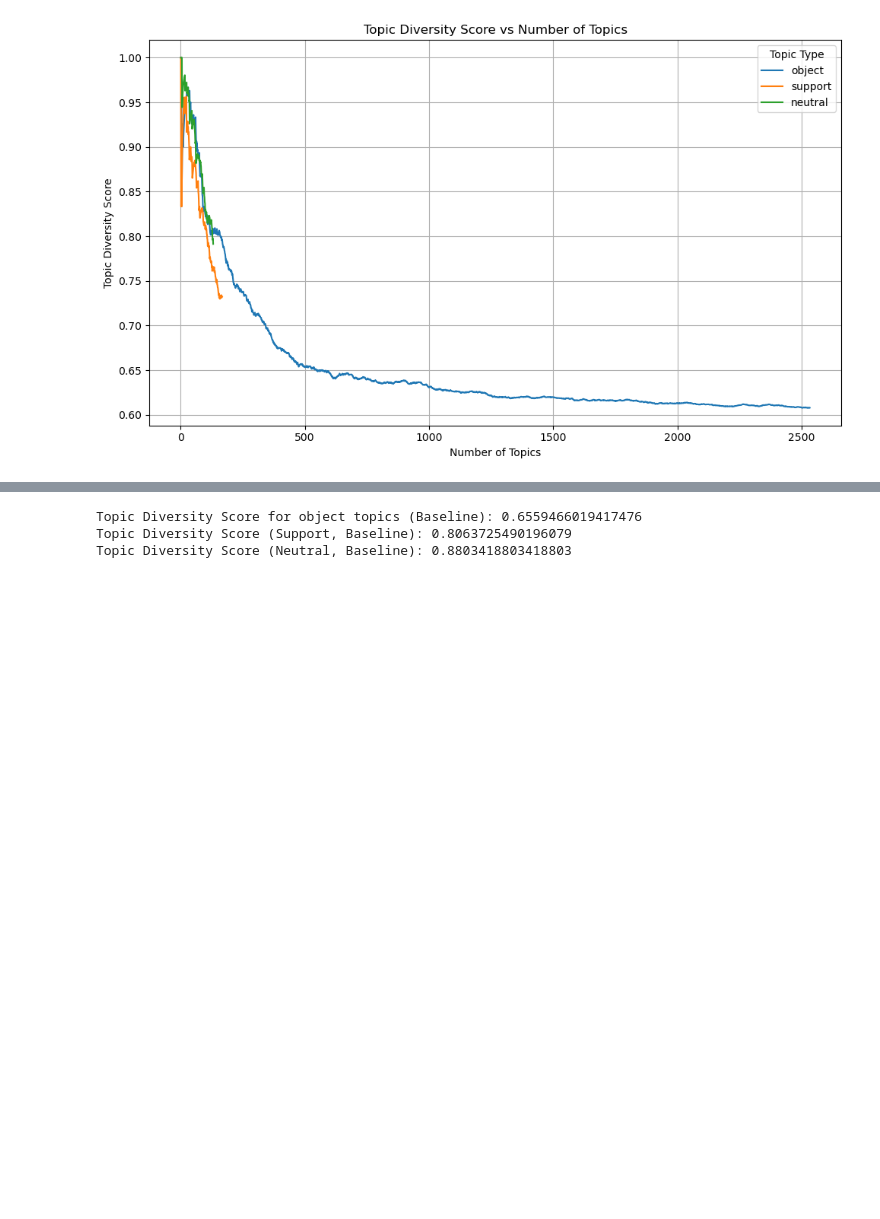
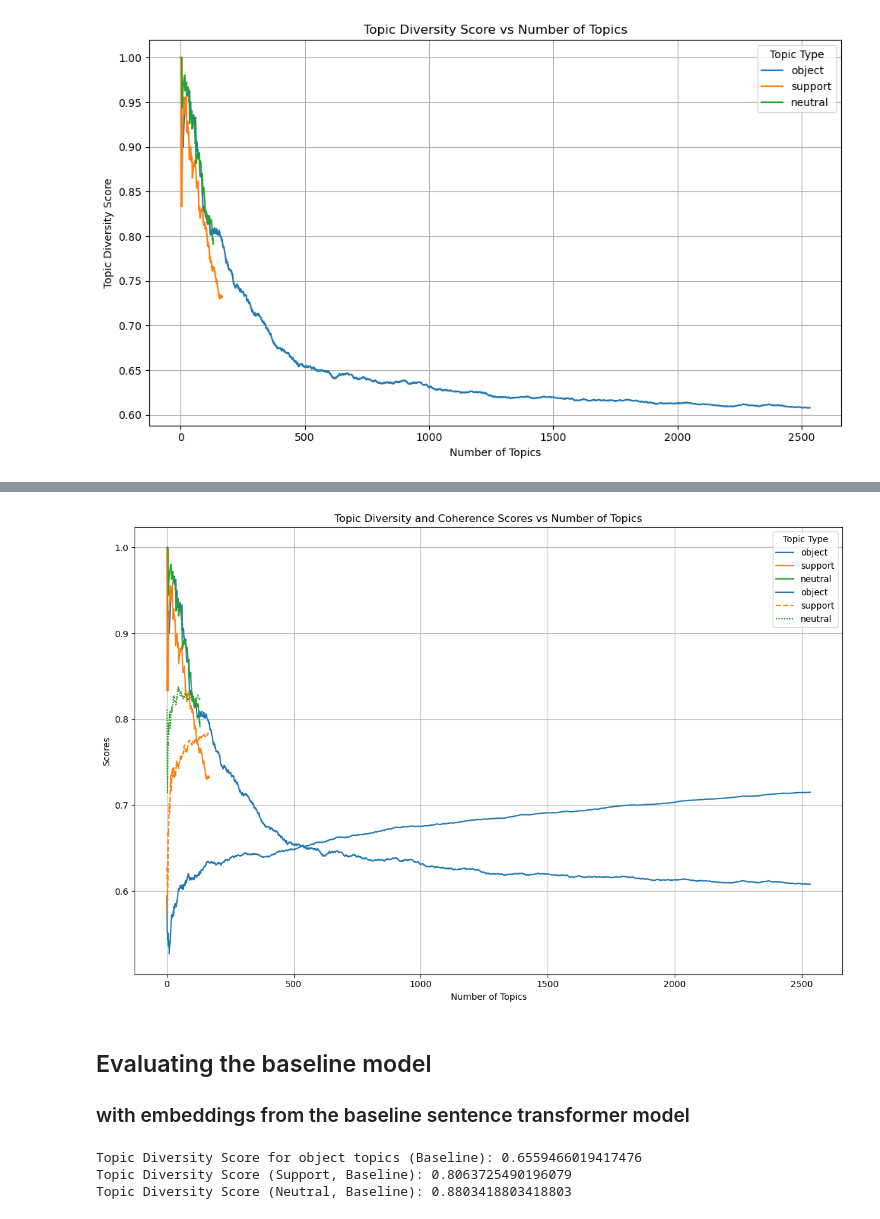
Before and after one commit to Bea-Taylor/nimby_nlp, a Jupyter notebook: nbs/1_0_8_topic_evaluation.ipynb, the cells around one changed output, grey strips where cells are left out. Cells and saved outputs as stored; diff of their text form; code cells hidden in the pictures; blank space fills up the shorter version.

```diff
--- a/nbs/1_0_8_topic_evaluation.ipynb
+++ b/nbs/1_0_8_topic_evaluation.ipynb
@@ -71,15 +77,17 @@ neutral_topics = [ast.literal_eval(item) for item in topics_full_model_neutral['
 # %%
-metric = TopicDiversity(topk=3) # Initialize metric
+### TOPIC DIVERSITY
+
+div_metric= TopicDiversity(topk=3) # Initialize metric
 
 # object
-topic_div_score_full_object = metric.score({'topics':object_topics})
-print(f"Topic Diversity Score for object topics: {topic_div_score_full_object}")
+topic_div_score_full_object = div_metric.score({'topics':object_topics})
+print(f"Topic Diversity Score (Object): {topic_div_score_full_object}")
 
 # support
-topic_diversity_score_full_support = metric.score({'topics':support_topics})
+topic_diversity_score_full_support = div_metric.score({'topics':support_topics})
 print(f"Topic Diversity Score (Support): {topic_diversity_score_full_support}")
 
 # neutral
-topic_diversity_score_full_neutral = metric.score({'topics':neutral_topics})
+topic_diversity_score_full_neutral = div_metric.score({'topics':neutral_topics})
 print(f"Topic Diversity Score (Neutral): {topic_diversity_score_full_neutral}")
 # %% [output]
@@ -181 +202,18 @@ KeyboardInterrupt:
+# %%
+# Plot coherence and diverity scores together
+plt.figure(figsize=(12, 8))
+sns.lineplot(data=df_all, x='num_topics', y='diversity_score', hue='topic_type', style='topic_type', markers=False, dashes=False)
+sns.lineplot(data=df_all_coh, x='num_topics', y='coherence_score', hue='topic_type', style='topic_type', markers=False, dashes=True)
+plt.title('Topic Diversity and Coherence Scores vs Number of Topics')
+plt.xlabel('Number of Topics')
+plt.ylabel('Scores')
+plt.grid(True)
+plt.legend(title='Topic Type')
+plt.tight_layout()
+plt.show()
+# %% [output]
+[figure, added]
+# %% [markdown]
+## Evaluating the baseline model
+### with embeddings from the baseline sentence transformer model
 # %%
```
Also changed, not shown: parts of 33 cells of this notebook, 1 other file.
